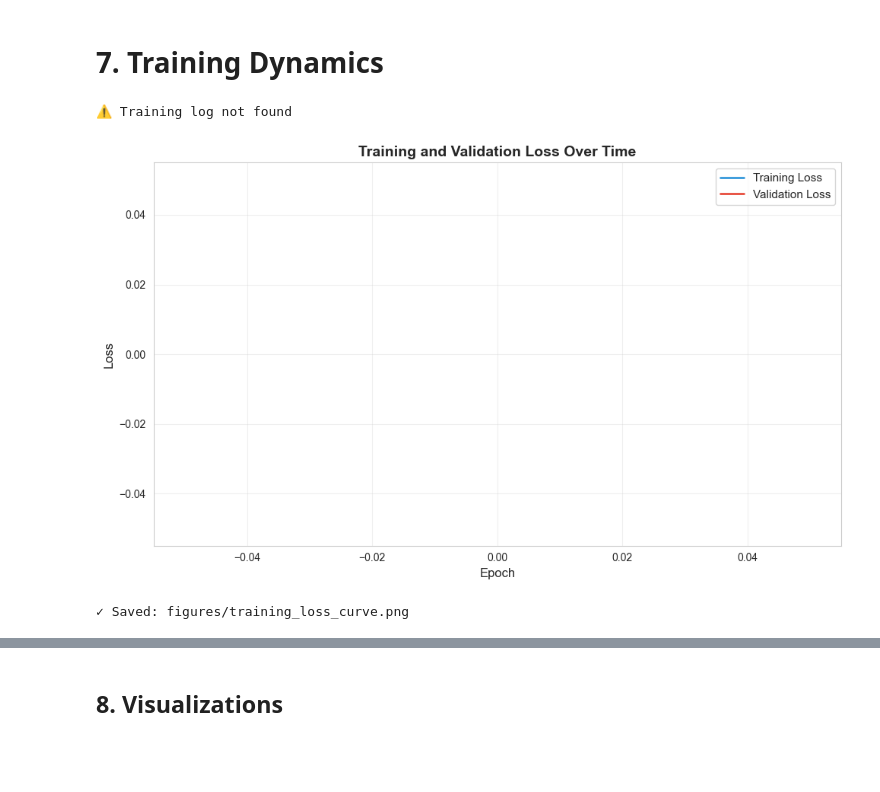
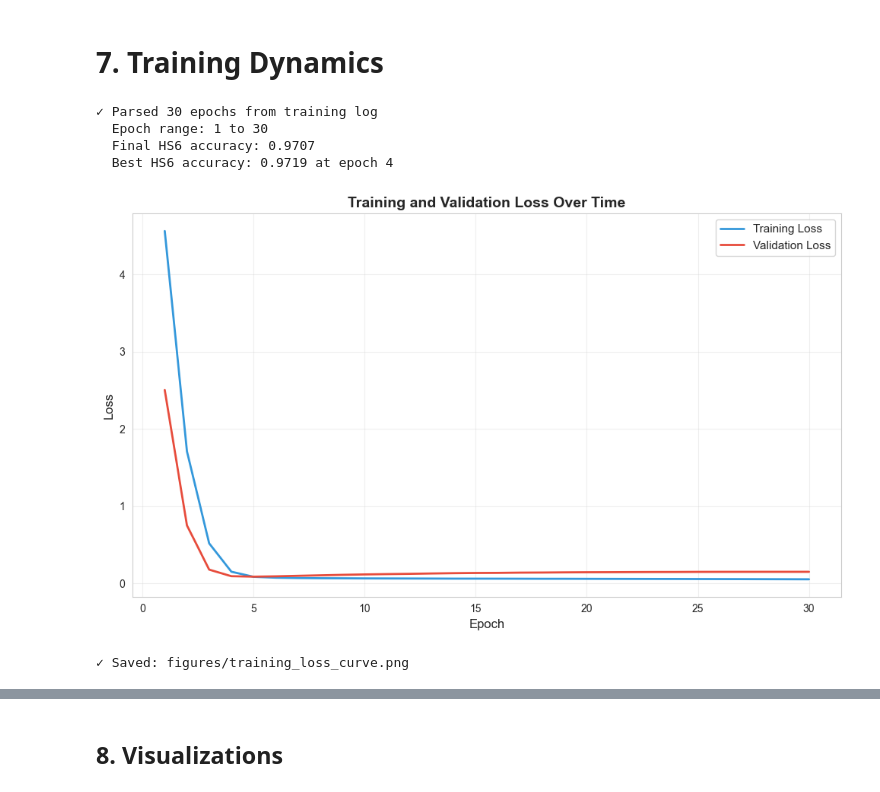
Before and after one commit to cgleonr/thsis_clean, a Jupyter notebook: notebooks/02_model_eval.ipynb, the cells around one changed output, grey strips where cells are left out. Drawn from its saved outputs; the diff is of its cells as text; code cells hidden in the pictures; blank space fills up the shorter version.

Commit message:
hopefully final push, edits to 02_model_eval.ipynb

```diff
--- a/notebooks/02_model_eval.ipynb
+++ b/notebooks/02_model_eval.ipynb
@@ -374,10 +374,10 @@ ___
 # %% [markdown]
 # 7. Training Dynamics
 # %%
-# Cell 1: Parse training log
+# Cell: Parse training log (CORRECTED PATH)
 import re
 
-log_file = Path('../../models/hierarchical/training_log.txt')
+log_file = Path('../models/hierarchical/training_log.txt')  # Changed from ../../
 
 epochs = []
 train_losses = []
@@ -388,51 +388,74 @@ hs6_accs = []
 
 if log_file.exists():
     with open(log_file, 'r') as f:
-        for line in f:
-            if line.startswith('Epoch'):
-                epoch_num = int(line.split('/')[0].split()[-1])
+        lines = f.readlines()
+
+    i = 0
+    while i < len(lines):
+        line = lines[i]
+
+        # Look for "Epoch X/30"
+        if line.strip().startswith('Epoch') and '/' in line:
+            try:
+                epoch_num = int(line.strip().split('/')[0].replace('Epoch', '').strip())
                 epochs.append(epoch_num)
-            elif 'Train Loss:' in line:
-                train_loss = float(line.split(':')[1].strip())
-                train_losses.append(train_loss)
-            elif 'Val Loss:' in line:
-                val_loss = float(line.split(':')[1].strip())
-                val_losses.append(val_loss)
-            elif 'Chapter Acc:' in line:
-                acc = float(line.split(':')[1].strip())
-                chapter_accs.append(acc)
-            elif 'Heading Acc:' in line:
-                acc = float(line.split(':')[1].strip())
-                heading_accs.append(acc)
-            elif 'HS6 Acc:' in line:
-                acc = float(line.split(':')[1].strip())
-                hs6_accs.append(acc)
+
+                # Next lines should have the metrics
+                if i+1 < len(lines) and 'Train Loss:' in lines[i+1]:
+                    train_loss = float(lines[i+1].split(':')[1].strip())
+                    train_losses.append(train_loss)
+
+                if i+2 < len(lines) and 'Val Loss:' in lines[i+2]:
+                    val_loss = float(lines[i+2].split(':')[1].strip())
+                    val_losses.append(val_loss)
+
+                if i+3 < len(lines) and 'Chapter Acc:' in lines[i+3]:
+                    acc = float(lines[i+3].split(':')[1].strip())
+                    chapter_accs.append(acc)
+
+                if i+4 < len(lines) and 'Heading Acc:' in lines[i+4]:
+                    acc = float(lines[i+4].split(':')[1].strip())
+                    heading_accs.append(acc)
+
+                if i+5 < len(lines) and 'HS6 Acc:' in lines[i+5]:
+                    acc = float(lines[i+5].split(':')[1].strip())
+                    hs6_accs.append(acc)
+            except Exception as e:
+                pass
+
+        i += 1
 
     print(f"✓ Parsed {len(epochs)} epochs from training log")
-    print(f"  Final HS6 accuracy: {hs6_accs[-1]:.4f}")
+    if len(epochs) > 0:
+        print(f"  Epoch range: {min(epochs)} to {max(epochs)}")
+        print(f"  Final HS6 accuracy: {hs6_accs[-1]:.4f}")
+        print(f"  Best HS6 accuracy: {max(hs6_accs):.4f} at epoch {epochs[hs6_accs.index(max(hs6_accs))]}")
 else:
     print("⚠️ Training log not found")
 # %% [output]
-⚠️ Training log not found
+✓ Parsed 30 epochs from training log
+  Epoch range: 1 to 30
+  Final HS6 accuracy: 0.9707
+  Best HS6 accuracy: 0.9719 at epoch 4
 # %%
 # Cell 2: Plot training/validation loss
-fig_dir = Path('../../data/notebooks/figures')
+fig_dir = Path('../notebooks/figures')
 fig_dir.mkdir(parents=True, exist_ok=True)
 
 fig, ax = plt.subplots(figsize=(10, 6))
 ax.plot(epochs, train_losses, label='Training Loss', color='#3498db', linewidth=2)
 ax.plot(epochs, val_losses, label='Validation Loss', color='#e74c3c', linewidth=2)
 ax.set_xlabel('Epoch', fontsize=12)
 ax.set_ylabel('Loss', fontsize=12)
 ax.set_title('Training and Validation Loss Over Time', fontsize=14, fontweight='bold')
 ax.legend(fontsize=11)
 ax.grid(alpha=0.3)
 plt.tight_layout()
 plt.savefig(fig_dir / 'training_loss_curve.png', dpi=300, bbox_inches='tight')
 plt.show()
 print("✓ Saved: figures/training_loss_curve.png")
 # %% [output]
-[figure, old version]
+[figure, new version]
 ✓ Saved: figures/training_loss_curve.png
 # %%
 # Cell 3: Plot hierarchical accuracy curves
```
Also changed, not shown: parts of 3 cells of this notebook.
